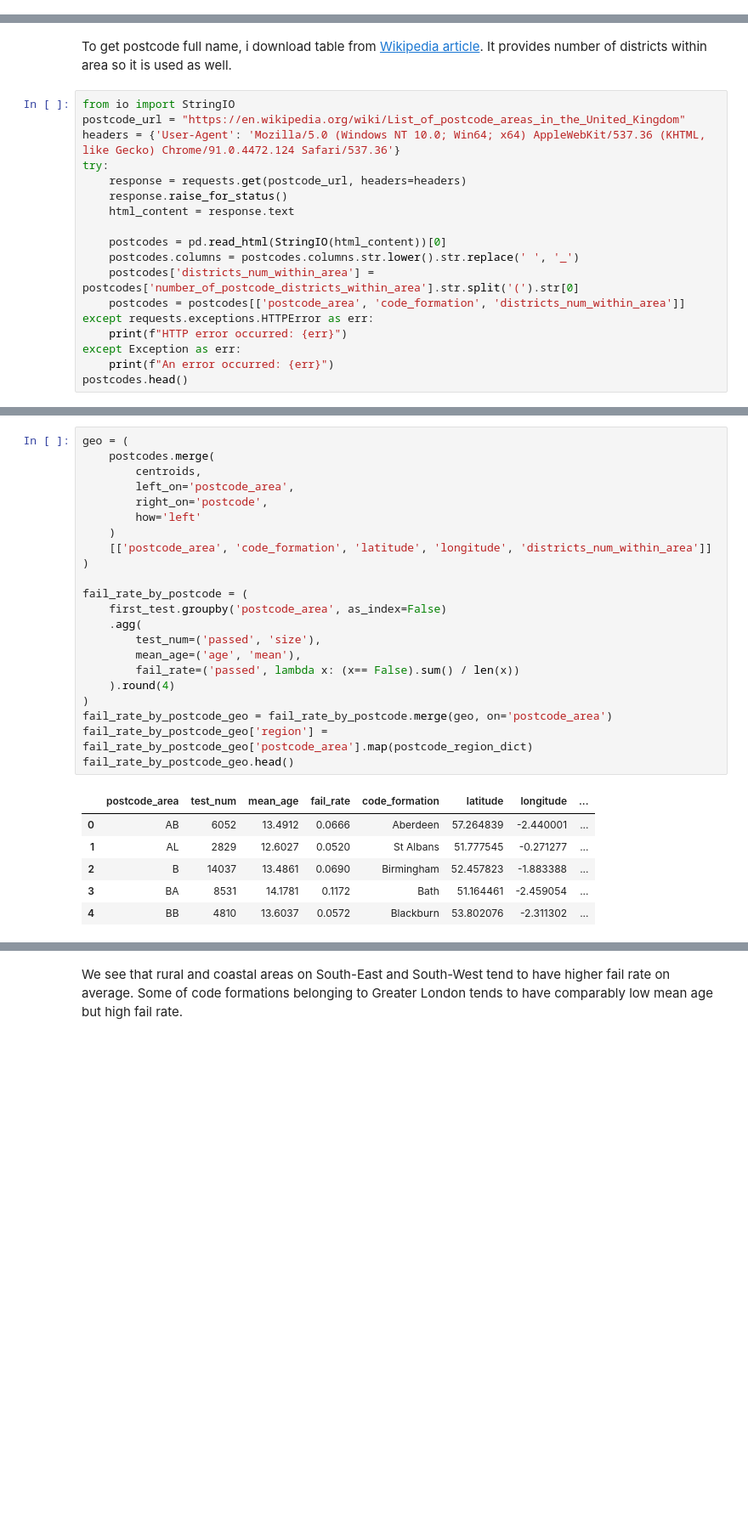
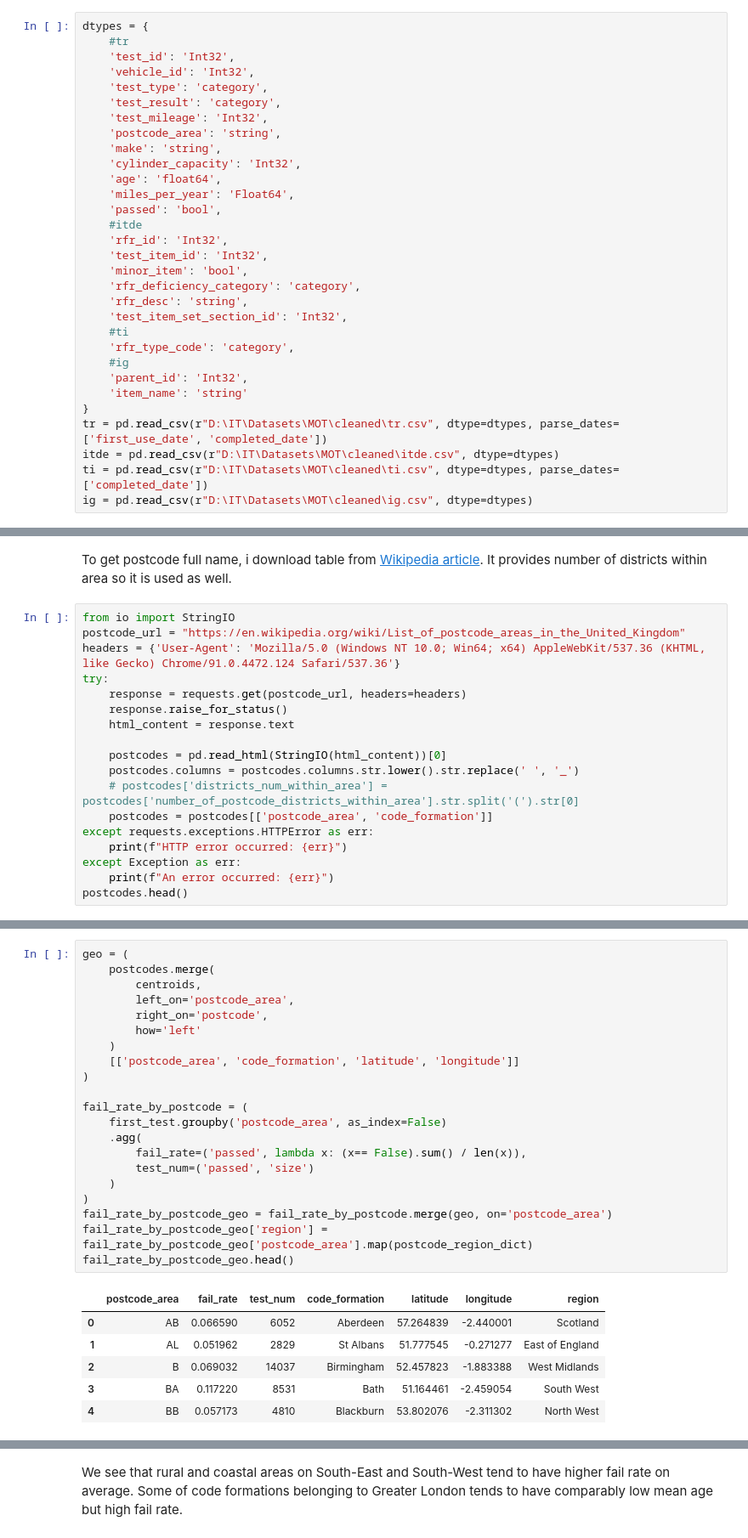
Before and after one commit to sttseitlin/MOT-test-for-motorcycles, a Jupyter notebook: moto.ipynb, the cells around one changed output, grey strips where cells are left out. Shown at 85% size. Drawn from its saved outputs; the diff is of its cells as text; blank space fills up the shorter version.

```diff
--- a/moto.ipynb
+++ b/moto.ipynb
@@ -842,3 +22,34 @@ memory usage: 19.1 KB
+# %%
+dtypes = {
+    #tr
+    'test_id': 'Int32',
+    'vehicle_id': 'Int32',
+    'test_type': 'category',
+    'test_result': 'category',
+    'test_mileage': 'Int32',
+    'postcode_area': 'string',
+    'make': 'string',
+    'cylinder_capacity': 'Int32',
+    'age': 'float64',
+    'miles_per_year': 'Float64',
+    'passed': 'bool',
+    #itde
+    'rfr_id': 'Int32',
+    'test_item_id': 'Int32',
+    'minor_item': 'bool',
+    'rfr_deficiency_category': 'category',
+    'rfr_desc': 'string',
+    'test_item_set_section_id': 'Int32',
+    #ti
+    'rfr_type_code': 'category',
+    #ig
+    'parent_id': 'Int32',
+    'item_name': 'string'
+}
+tr = pd.read_csv(r"D:\IT\Datasets\MOT\cleaned\tr.csv", dtype=dtypes, parse_dates=['first_use_date', 'completed_date'])
+itde = pd.read_csv(r"D:\IT\Datasets\MOT\cleaned\itde.csv", dtype=dtypes)
+ti = pd.read_csv(r"D:\IT\Datasets\MOT\cleaned\ti.csv", dtype=dtypes, parse_dates=['completed_date'])
+ig = pd.read_csv(r"D:\IT\Datasets\MOT\cleaned\ig.csv", dtype=dtypes)
 # %% [markdown]
 # 3. Preliminary Analysis (Test Result)
 # %% [markdown]
@@ -1311,8 +662,8 @@ try:
 
     postcodes = pd.read_html(StringIO(html_content))[0]
     postcodes.columns = postcodes.columns.str.lower().str.replace(' ', '_')
-    postcodes['districts_num_within_area'] = postcodes['number_of_postcode_districts_within_area'].str.split('(').str[0]
-    postcodes = postcodes[['postcode_area', 'code_formation', 'districts_num_within_area']]
+    # postcodes['districts_num_within_area'] = postcodes['number_of_postcode_districts_within_area'].str.split('(').str[0]
+    postcodes = postcodes[['postcode_area', 'code_formation']]
 except requests.exceptions.HTTPError as err:
     print(f"HTTP error occurred: {err}")
 except Exception as err:
@@ -1328,29 +679,28 @@ postcodes.head()
 # %%
 geo = (
     postcodes.merge(
         centroids,
         left_on='postcode_area',
         right_on='postcode',
         how='left'
     )
-    [['postcode_area', 'code_formation', 'latitude', 'longitude', 'districts_num_within_area']]
+    [['postcode_area', 'code_formation', 'latitude', 'longitude']]
 )
 
 fail_rate_by_postcode = (
     first_test.groupby('postcode_area', as_index=False)
     .agg(
-        test_num=('passed', 'size'),
-        mean_age=('age', 'mean'),
-        fail_rate=('passed', lambda x: (x== False).sum() / len(x))
-    ).round(4)
+        fail_rate=('passed', lambda x: (x== False).sum() / len(x)),
+        test_num=('passed', 'size')
+    )
 )
 fail_rate_by_postcode_geo = fail_rate_by_postcode.merge(geo, on='postcode_area')
 fail_rate_by_postcode_geo['region'] = fail_rate_by_postcode_geo['postcode_area'].map(postcode_region_dict)
 fail_rate_by_postcode_geo.head()
 # %% [output]
-|  | postcode_area | test_num | mean_age | fail_rate | code_formation | latitude | longitude | ... |
-| 0 | AB | 6052 | 13.4912 | 0.0666 | Aberdeen | 57.264839 | -2.440001 | ... |
-| 1 | AL | 2829 | 12.6027 | 0.0520 | St Albans | 51.777545 | -0.271277 | ... |
-| 2 | B | 14037 | 13.4861 | 0.0690 | Birmingham | 52.457823 | -1.883388 | ... |
-| 3 | BA | 8531 | 14.1781 | 0.1172 | Bath | 51.164461 | -2.459054 | ... |
-| 4 | BB | 4810 | 13.6037 | 0.0572 | Blackburn | 53.802076 | -2.311302 | ... |
+|  | postcode_area | fail_rate | test_num | code_formation | latitude | longitude | region |
+| 0 | AB | 0.066590 | 6052 | Aberdeen | 57.264839 | -2.440001 | Scotland |
+| 1 | AL | 0.051962 | 2829 | St Albans | 51.777545 | -0.271277 | East of England |
+| 2 | B | 0.069032 | 14037 | Birmingham | 52.457823 | -1.883388 | West Midlands |
+| 3 | BA | 0.117220 | 8531 | Bath | 51.164461 | -2.459054 | South West |
+| 4 | BB | 0.057173 | 4810 | Blackburn | 53.802076 | -2.311302 | North West |
```
Also changed, not shown: parts of 228 cells of this notebook, 1 other file.
